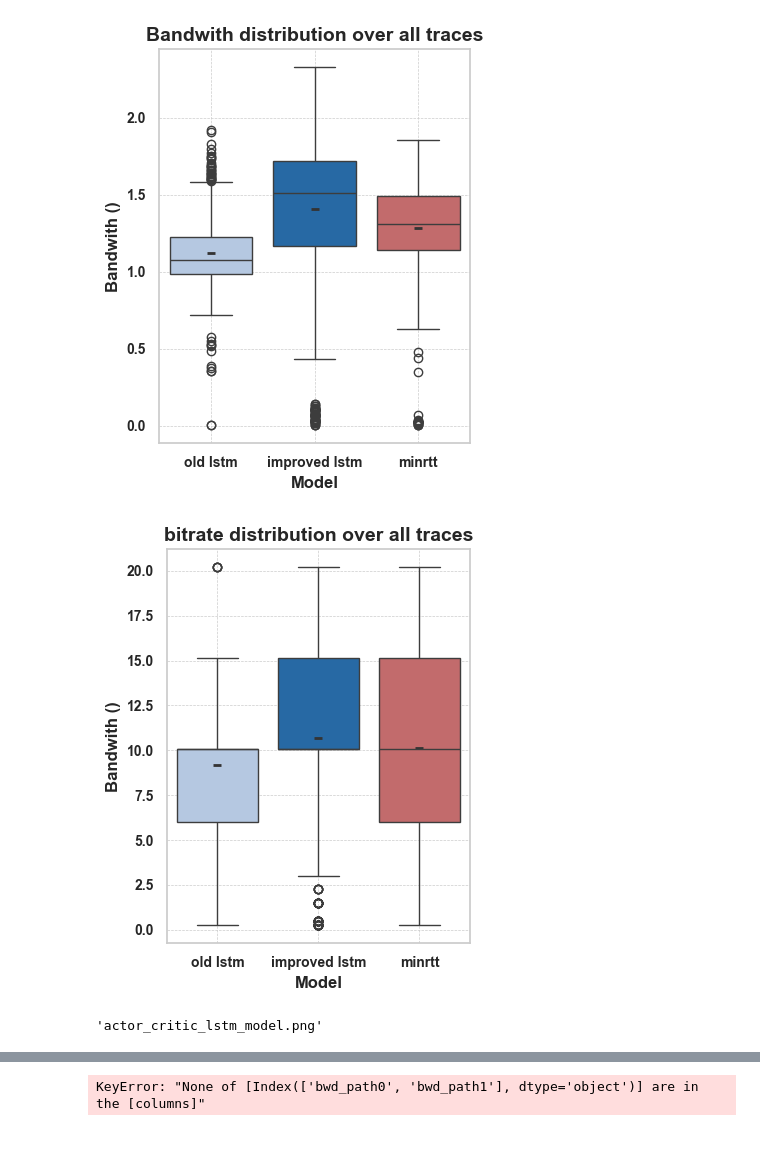
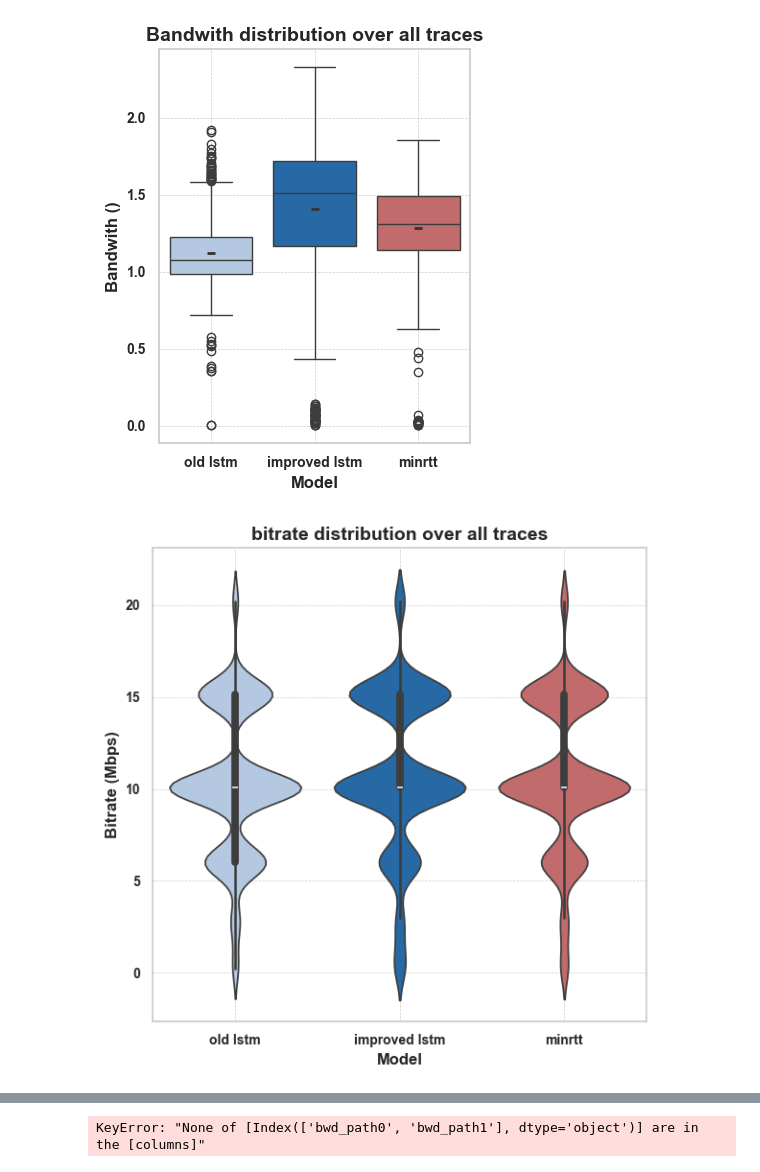
Before and after one commit to mees707/Thesis, a Jupyter notebook: code/mpquic-rl/mpquic-rl/analysis.ipynb, the cells around one changed output, grey strips where cells are left out. Saved outputs shown, nothing was run; the diff lists cells and outputs as text; code cells hidden in the pictures; blank space fills up the shorter version.

```diff
--- a/code/mpquic-rl/mpquic-rl/analysis.ipynb
+++ b/code/mpquic-rl/mpquic-rl/analysis.ipynb
@@ -112,4 +112,5 @@ df_runs = df_runs.merge(traces, on='trace')
 trace_qoe = df_runs.groupby(['trace', 'model']).agg({'qoe':'last'}).reset_index().rename(columns={'qoe':'trace_qoe'}, errors="raise")
 df_runs = df_runs.merge(trace_qoe, on=['trace', 'model'])
 df_runs = df_runs[df_runs['trace']!= 0 ]
-df_runs
+df_runs['bitrate'] = df_runs['bitrate'] / 1_000_000
+df_runs['bandwidth'] = df_runs['bandwidth'] / 1_000_000
@@ -301,76 +356,40 @@ plt.show()
 # %% [output]
 [figure]
 # %%
-final_df = df_runs[df_runs['mobility']== 'static' ]
-final_df['bitrate'] = final_df['bitrate'] / 1_000_000
+final_df = df_runs #[df_runs['mobility']== 'static' ]
+# final_df['bitrate'] = final_df['bitrate'] / 1_000_000
 # Set the theme
 sns.set_theme(style="whitegrid")
 
 # Adjust the figure size for a 2-column paper
-plt.figure(figsize=(4, 5))  # Width, Height in inches for one column
+plt.figure(figsize=(6,6))  # Width, Height in inches for one column
 
 # Create a custom color palette
 colors = ["#aec7e8", "#126ab9", "#d05d5e"]  # Cool colors
 
 # Create the boxplot with the custom palette
-sns.boxplot(data=final_df, x='model', y='bitrate', palette=colors, orient='v')
-sns.pointplot(data=final_df, x='model', y='bitrate', estimator='mean', ci=None, marker="_", markersize=10, color='#343434', scale=1, join=False)
+sns.violinplot(data=final_df, x='model', y='bitrate', palette=colors, orient='v')
+# sns.pointplot(data=final_df, x='model', y='bitrate', estimator='mean', ci=None, marker="_", markersize=10, color='#343434', scale=1, join=False)
 
 # Set title and adjust font sizes
 plt.title('bitrate distribution over all traces', fontsize=14, weight='bold')
 plt.xlabel('Model', fontsize=12, weight='bold')
-plt.ylabel('Bandwith ()', fontsize=12, weight='bold')
+plt.ylabel('Bitrate (Mbps)', fontsize=12, weight='bold')
 
 # Adjust tick parameters for readability
 plt.xticks(fontsize=10, weight='bold')
 plt.yticks(fontsize=10, weight='bold')
 
 # Add grid lines for better readability
 plt.grid(True, which='both', linestyle='--', linewidth=0.5)
 
 # Adjust the layout to fit into a single column
 plt.tight_layout()
 
 # Show the plot
 plt.show()
 # %% [output]
-[figure, old version]
+[figure, new version]
-# %%
-from graphviz import Digraph
-
-# Create a new directed graph
-dot = Digraph(comment='ActorCritic Model with LSTM')
-
-# Add nodes
-dot.node('A', 'Input: state')
-dot.node('B', 'Linear1: nn.Linear(num_inputs, hidden_size)')
-dot.node('C', 'ReLU Activation')
-dot.node('D', 'LSTM: nn.LSTM(hidden_size, hidden_size)')
-dot.node('E', 'Feature Representation')
-dot.node('F', 'Critic: nn.Linear(hidden_size, 1)')
-dot.node('G', 'Actor: nn.Linear(hidden_size, num_outputs)')
-dot.node('H', 'Output: value')
-dot.node('I', 'Output: policy_dist')
-dot.node('J', 'LSTM Memory (hidden, cell)')
-dot.node('K', 'Updated LSTM Memory')
-
-# Add edges
-dot.edge('A', 'B')
-dot.edge('B', 'C')
-dot.edge('C', 'D')
-dot.edge('D', 'E')
-dot.edge('E', 'F')
-dot.edge('E', 'G')
-dot.edge('F', 'H')
-dot.edge('G', 'I')
-dot.edge('J', 'D')
-dot.edge('D', 'K')
-dot.edge('K', 'E')
-
-# Render the graph
-dot.render('actor_critic_lstm_model', format='png', view=True)
-# %% [output]
-'actor_critic_lstm_model.png'
 # %%
 final_df = df_runs
 
```
Also changed, not shown: parts of 11 cells of this notebook, 13 other files.
